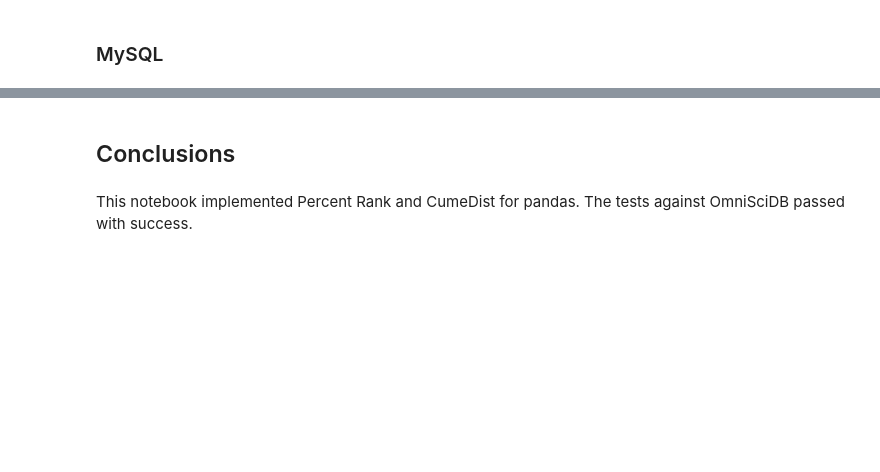
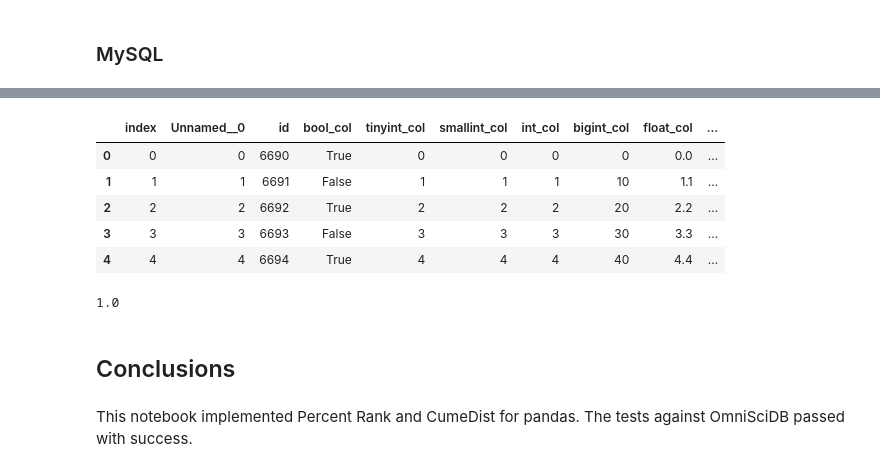
Before and after one commit to xmnlab/ivan-sandbox, a Jupyter notebook: ibis/poc/ibis-cumedist-percentrank.ipynb, the cells around one changed output, grey strips where cells are left out. Saved outputs shown, nothing was run; the diff lists cells and outputs as text; code cells hidden in the pictures; blank space fills up the shorter version.

```diff
--- a/ibis/poc/ibis-cumedist-percentrank.ipynb
+++ b/ibis/poc/ibis-cumedist-percentrank.ipynb
@@ -176,3 +213,12 @@ FROM (
 ) AS t0
 '''
 con['mysql'].con.execute(sql)
+# %%
+t.execute().head()
+# %% [output]
+|  | index | Unnamed__0 | id | bool_col | tinyint_col | smallint_col | int_col | bigint_col | float_col | ... |
+| 0 | 0 | 0 | 6690 | True | 0 | 0 | 0 | 0 | 0.0 | ... |
+| 1 | 1 | 1 | 6691 | False | 1 | 1 | 1 | 10 | 1.1 | ... |
+| 2 | 2 | 2 | 6692 | True | 2 | 2 | 2 | 20 | 2.2 | ... |
+| 3 | 3 | 3 | 6693 | False | 3 | 3 | 3 | 30 | 3.3 | ... |
+| 4 | 4 | 4 | 6694 | True | 4 | 4 | 4 | 40 | 4.4 | ... |
@@ -179,3 +252,7 @@ con['mysql'].con.execute(sql)
+# %%
+left.max()
+# %% [output]
+1.0
 # %% [markdown]
 ## Conclusions
 # %% [markdown]
```
Also changed, not shown: parts of 9 cells of this notebook, 13 other files.
